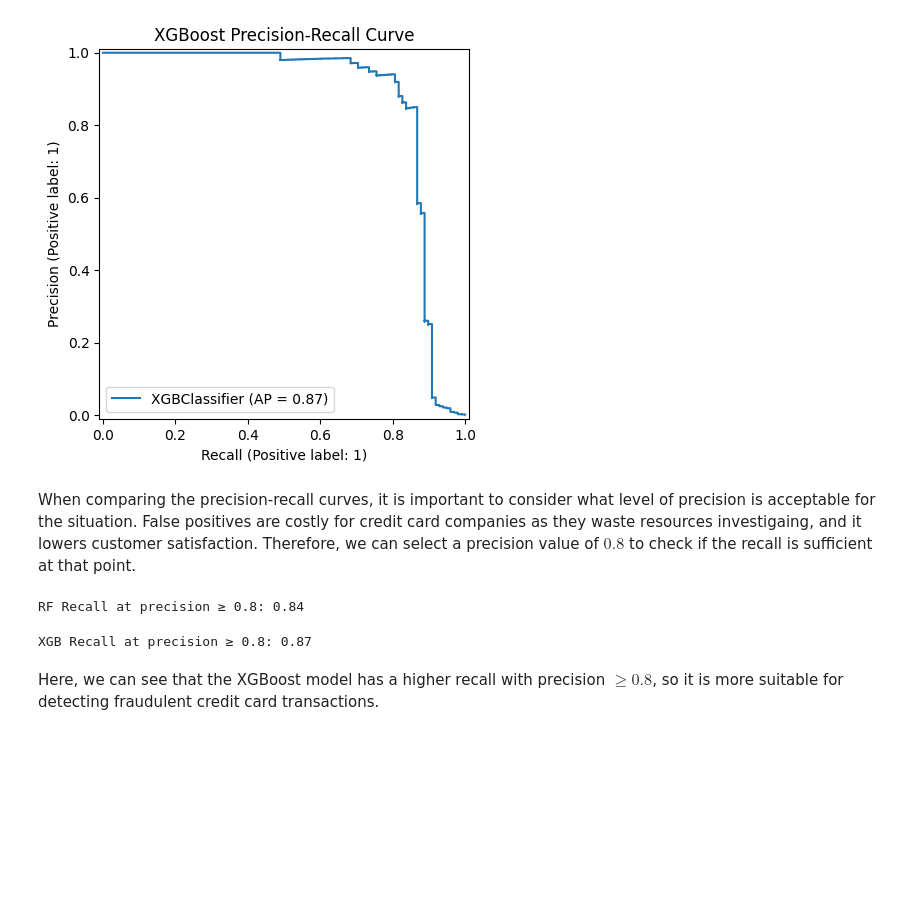
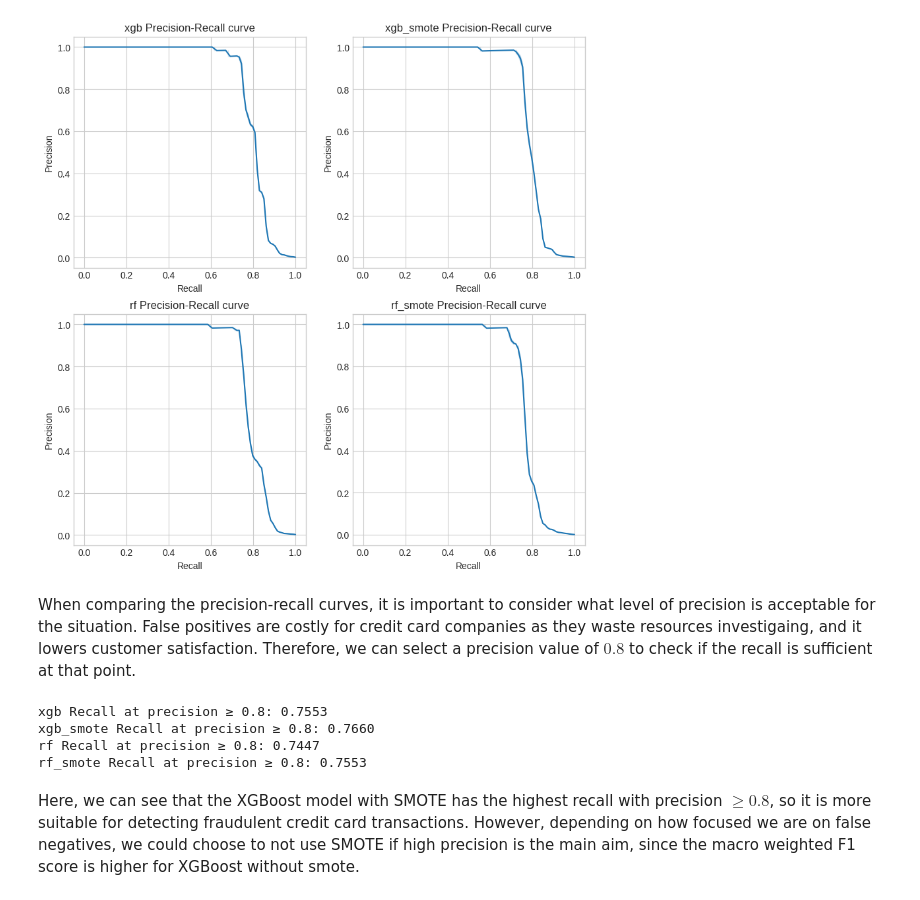
Before and after one commit to feranmidere/credit-card-fraud-detection, a Jupyter notebook: notebooks/model_evaluation.ipynb, the cells around one changed output. Drawn from its saved outputs; the diff is of its cells as text; code cells hidden in the pictures; blank space fills up the shorter version.

```diff
--- a/notebooks/model_evaluation.ipynb
+++ b/notebooks/model_evaluation.ipynb
@@ -71,9 +104,17 @@ plt.show()
-# %%
-PrecisionRecallDisplay.from_estimator(xgb_model, X_test, y_test)
-plt.title("XGBoost Precision-Recall Curve")
-plt.savefig("../reports/figures/xgb_precision_recall_curve.png")
-plt.show()
-# %% [output]
-[figure, removed]
+# %%
+probabilities = {name: model.predict_proba(X_test)[:, 1] for name, model in models.items()}
+# %%
+pr_curves = {name: precision_recall_curve(y_test, proba) for name, proba in probabilities.items()}
+# %%
+fig, axs = plt.subplots(2, 2, figsize=(10,10))
+for (name, pr_curve), ax in zip(pr_curves.items(), axs.flatten()):
+    sns.lineplot(x=pr_curve[1], y=pr_curve[0], ax=ax)
+    ax.set_title(f"{name} Precision-Recall curve")
+    ax.set_xlabel("Recall")
+    ax.set_ylabel("Precision")
+plt.savefig(REPORTS_DIR / f"evaluation_figures/pr-curves.png", bbox_inches='tight', facecolor='white')
+plt.show()
+# %% [output]
+[figure, added]
 # %% [markdown]
 When comparing the precision-recall curves, it is important to consider what level of precision is acceptable for the situation. False positives are costly for credit card companies as they waste resources investigaing, and it lowers customer satisfaction. Therefore, we can select a precision value of $0.8$ to check if the recall is sufficient at that point.
@@ -85,24 +121,19 @@ xgb_precision, xgb_recall, _ = precision_recall_curve(y_test, xgb_probs)
 # %%
 target_precision = 0.8
 
-rf_recall_at_target = rf_recall[rf_precision >= target_precision]
-if len(rf_recall_at_target) > 0:
-    recall_value = max(rf_recall_at_target)
-else:
-    recall_value = 0
-print(f"RF Recall at precision ≥ {target_precision}: {recall_value:.2f}")
+for name, pr_curve in pr_curves.items():
+    precision = pr_curve[0]
+    recall = pr_curve[1]
+    recall_at_target = recall[precision >= target_precision]
+    if len(recall_at_target) > 0:
+        recall_value = max(recall_at_target)
+    else:
+        recall_value = 0
+    print(f"{name} Recall at precision ≥ {target_precision}: {recall_value:.4f}")
 # %% [output]
-RF Recall at precision ≥ 0.8: 0.84
+xgb Recall at precision ≥ 0.8: 0.7553
+xgb_smote Recall at precision ≥ 0.8: 0.7660
+rf Recall at precision ≥ 0.8: 0.7447
+rf_smote Recall at precision ≥ 0.8: 0.7553
-# %%
-target_precision = 0.8
-
-xgb_recall_at_target = xgb_recall[xgb_precision >= target_precision]
-if len(xgb_recall_at_target) > 0:
-    recall_value = max(xgb_recall_at_target)
-else:
-    recall_value = 0
-print(f"XGB Recall at precision ≥ {target_precision}: {recall_value:.2f}")
-# %% [output]
-XGB Recall at precision ≥ 0.8: 0.87
 # %% [markdown]
-Here, we can see that the XGBoost model has a higher recall with precision $\ge 0.8$, so it is more suitable for detecting fraudulent credit card transactions.
+Here, we can see that the XGBoost model with SMOTE has the highest recall with precision $\ge 0.8$, so it is more suitable for detecting fraudulent credit card transactions. However, depending on how focused we are on false negatives, we could choose to not use SMOTE if high precision is the main aim, since the macro weighted F1 score is higher for XGBoost without smote.
```
Also changed, not shown: parts of 20 cells of this notebook, 33 other files.
